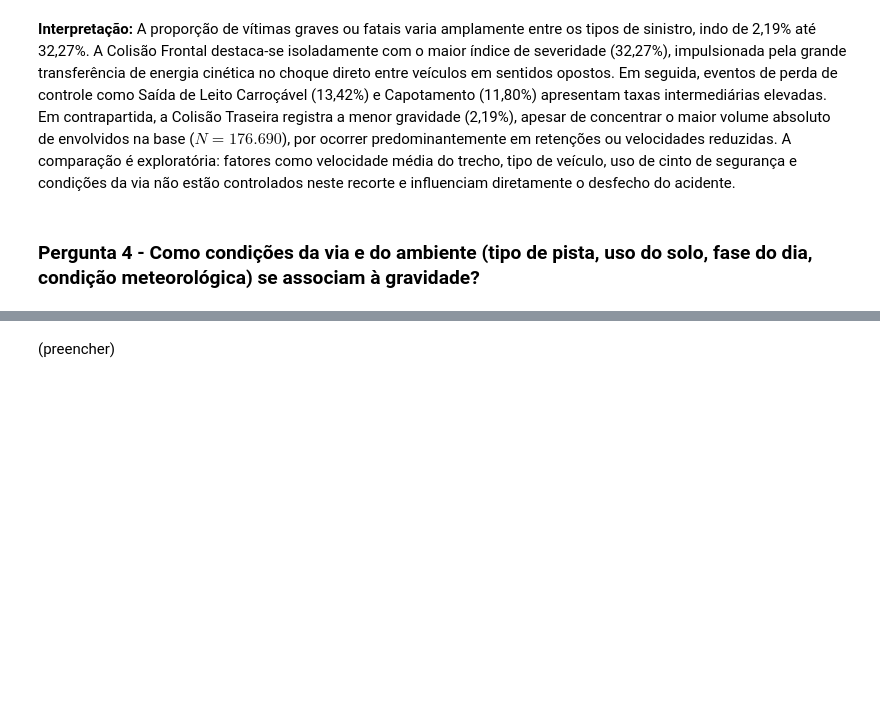
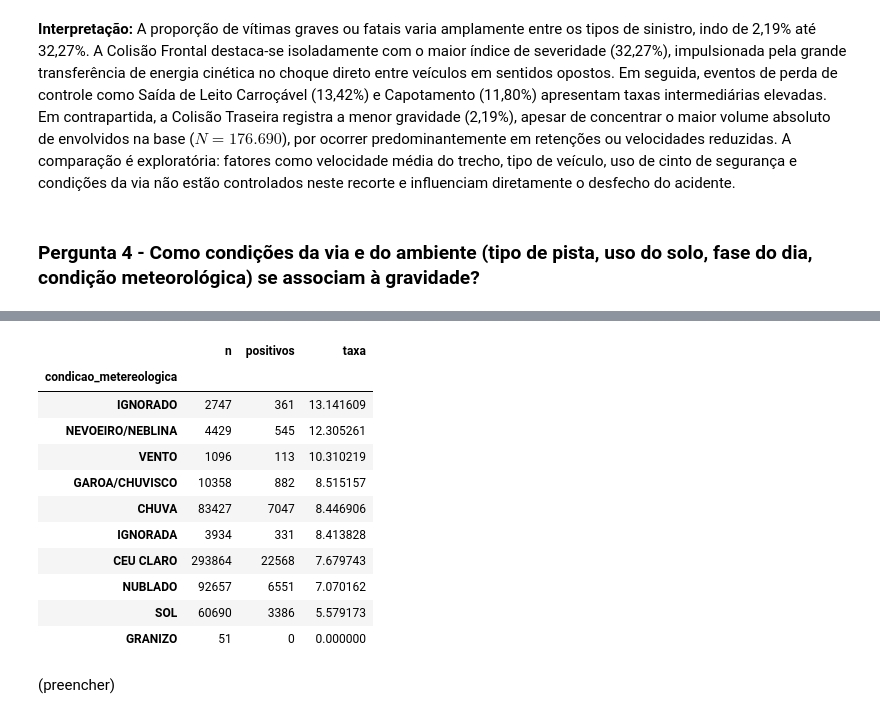
Before and after one commit to ju-caju/analise-seguranca-veicular-prf, a Jupyter notebook: notebooks/relatorio-final.ipynb, the cells around one changed output, grey strips where cells are left out. Saved outputs shown, nothing was run; the diff lists cells and outputs as text; code cells hidden in the pictures; blank space fills up the shorter version.

```diff
--- a/notebooks/relatorio-final.ipynb
+++ b/notebooks/relatorio-final.ipynb
@@ -447,3 +474,19 @@ Passing `palette` without assigning `hue` is deprecated and will be removed in v
+# %%
+taxa_condicao_metereologica = taxa_por_categoria(validos, "condicao_metereologica")
+taxa_condicao_metereologica
+# %% [output]
+|  | n | positivos | taxa |
+| condicao_metereologica |  |  |  |
+| IGNORADO | 2747 | 361 | 13.141609 |
+| NEVOEIRO/NEBLINA | 4429 | 545 | 12.305261 |
+| VENTO | 1096 | 113 | 10.310219 |
+| GAROA/CHUVISCO | 10358 | 882 | 8.515157 |
+| CHUVA | 83427 | 7047 | 8.446906 |
+| IGNORADA | 3934 | 331 | 8.413828 |
+| CEU CLARO | 293864 | 22568 | 7.679743 |
+| NUBLADO | 92657 | 6551 | 7.070162 |
+| SOL | 60690 | 3386 | 5.579173 |
+| GRANIZO | 51 | 0 | 0.000000 |
 # %% [markdown]
 (preencher)
 # %% [markdown]
```
Also changed, not shown: parts of 3 cells of this notebook.
